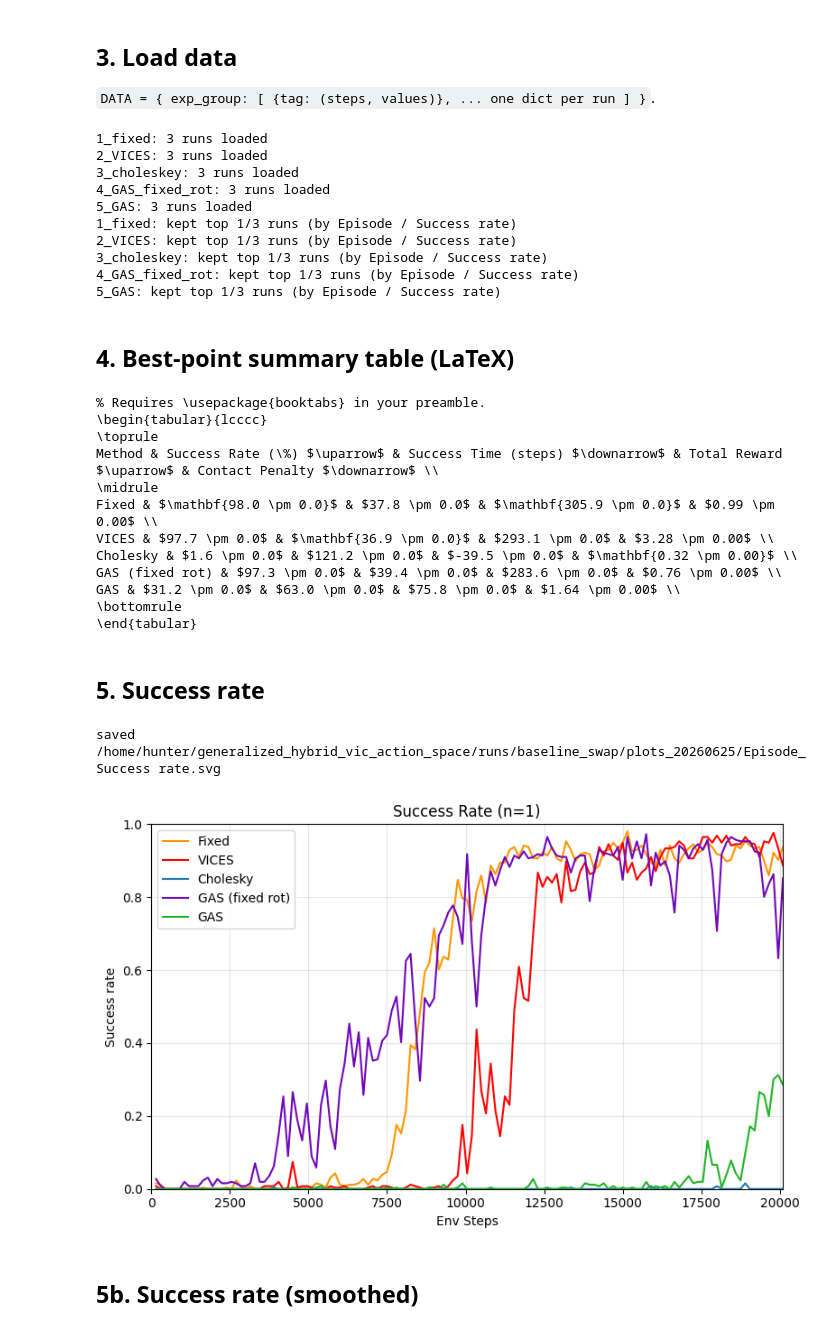
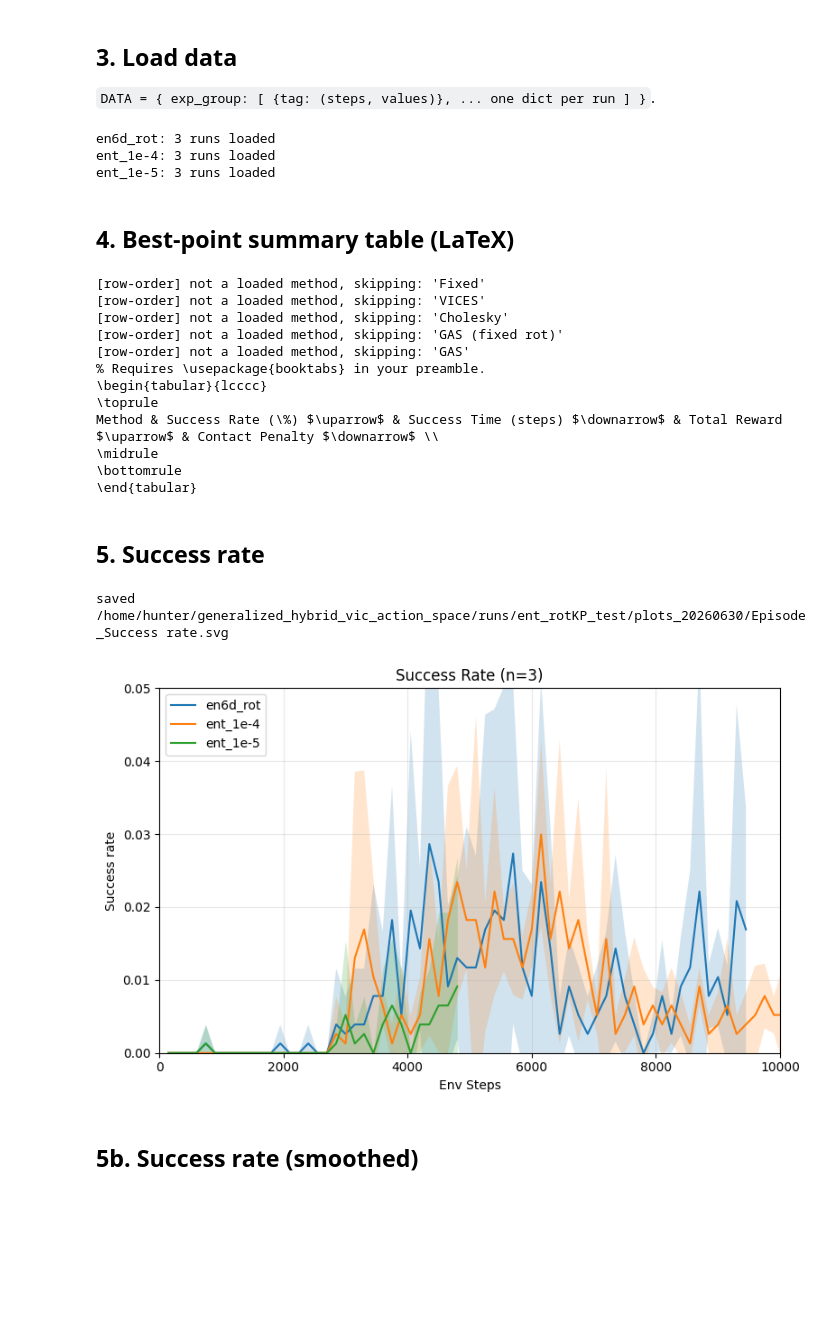
Before and after one commit to RoboNuke/generalized_hybrid_vic_action_space, a Jupyter notebook: data_analysis/analysis.ipynb, the cells around one changed output. Drawn from its saved outputs; the diff is of its cells as text; code cells hidden in the pictures; blank space fills up the shorter version.

```diff
--- a/data_analysis/analysis.ipynb
+++ b/data_analysis/analysis.ipynb
@@ -45,7 +45,7 @@ Folder, CI width, x-axis, output folder, and the shared `STYLE` object.
 # Root folder that contains the experiment-group sub-folders (runs/{FOLDER_NAME}).
 PROJECT_ROOT = dl.find_project_root()
 RUNS_ROOT = dl.runs_root()
-FOLDER_NAME = "baseline_swap"
+FOLDER_NAME = "ent_rotKP_test" #"baseline_swap"
 
 # Confidence band: mean +/- CI_Z * SEM. 1.96 -> ~95% CI.
 CI_Z = 1.96
@@ -57,7 +57,7 @@ SUCCESS_METRIC = "Episode / Success rate"
 
 # Shared x-axis for every time-series plot. XLIM is (min, max) or None.
 XLABEL = "Env Steps"
-XLIM = (0, 20100)
+XLIM = (0, 12500)
 
 # One dated plots folder per run (re-running same day overwrites):
 # runs/{FOLDER_NAME}/plots_{date}/{name}.svg
@@ -77,16 +77,9 @@ STEP_CEILING = STYLE.step_ceiling
 DATA = dl.load_data(FOLDER_NAME, RUNS_ROOT)
 DATA = dl.filter_top_n(DATA, TOP_N, SUCCESS_METRIC, STEP_CEILING)
 # %% [output]
-1_fixed: 3 runs loaded
-2_VICES: 3 runs loaded
-3_choleskey: 3 runs loaded
-4_GAS_fixed_rot: 3 runs loaded
-5_GAS: 3 runs loaded
-1_fixed: kept top 1/3 runs (by Episode / Success rate)
-2_VICES: kept top 1/3 runs (by Episode / Success rate)
-3_choleskey: kept top 1/3 runs (by Episode / Success rate)
-4_GAS_fixed_rot: kept top 1/3 runs (by Episode / Success rate)
-5_GAS: kept top 1/3 runs (by Episode / Success rate)
+en6d_rot: 3 runs loaded
+ent_1e-4: 3 runs loaded
+ent_1e-5: 3 runs loaded
 # %% [markdown]
 ## 4. Best-point summary table (LaTeX)
 # %%
@@ -113,16 +106,16 @@ latex = pt.build_latex_table(DATA, SELECTION_METRIC, TABLE_METRICS, TABLE_GROUPS
                              STYLE, default_decimals=DEFAULT_DECIMALS)
 print(latex)
 # %% [output]
+[row-order] not a loaded method, skipping: 'Fixed'
+[row-order] not a loaded method, skipping: 'VICES'
+[row-order] not a loaded method, skipping: 'Cholesky'
+[row-order] not a loaded method, skipping: 'GAS (fixed rot)'
+[row-order] not a loaded method, skipping: 'GAS'
 % Requires \usepackage{booktabs} in your preamble.
 \begin{tabular}{lcccc}
 \toprule
 Method & Success Rate (\%) $\uparrow$ & Success Time (steps) $\downarrow$ & Total Reward $\uparrow$ & Contact Penalty $\downarrow$ \\
 \midrule
-Fixed & $\mathbf{98.0 \pm 0.0}$ & $37.8 \pm 0.0$ & $\mathbf{305.9 \pm 0.0}$ & $0.99 \pm 0.00$ \\
-VICES & $97.7 \pm 0.0$ & $\mathbf{36.9 \pm 0.0}$ & $293.1 \pm 0.0$ & $3.28 \pm 0.00$ \\
-Cholesky & $1.6 \pm 0.0$ & $121.2 \pm 0.0$ & $-39.5 \pm 0.0$ & $\mathbf{0.32 \pm 0.00}$ \\
-GAS (fixed rot) & $97.3 \pm 0.0$ & $39.4 \pm 0.0$ & $283.6 \pm 0.0$ & $0.76 \pm 0.00$ \\
-GAS & $31.2 \pm 0.0$ & $63.0 \pm 0.0$ & $75.8 \pm 0.0$ & $1.64 \pm 0.00$ \\
 \bottomrule
 \end{tabular}
 # %% [markdown]
@@ -130,18 +123,18 @@ GAS & $31.2 \pm 0.0$ & $63.0 \pm 0.0$ & $75.8 \pm 0.0$ & $1.64 \pm 0.00$ \\
 # %%
 metric = 'Episode / Success rate'
 ylabel = 'Success rate'
 title = 'Success Rate (Best)'
 legend_loc = 'upper left'
-ylim = (0, 1)
+ylim = (0, 0.05)
 
 ax = pt.plot_metric(DATA, metric, ylabel, title, STYLE,
                     legend_loc=legend_loc, ylim=ylim)
 ax.figure.tight_layout()
 pt.save_plot(ax.figure, metric, STYLE)
 plt.show()
 # %% [output]
-saved /home/hunter/generalized_hybrid_vic_action_space/runs/baseline_swap/plots_20260625/Episode_Success rate.svg
+saved /home/hunter/generalized_hybrid_vic_action_space/runs/ent_rotKP_test/plots_20260630/Episode_Success rate.svg
-[figure, old version]
+[figure, new version]
 # %% [markdown]
 ## 5b. Success rate (smoothed)
 # %%
```
Also changed, not shown: parts of 7 cells of this notebook, 15 other files.
